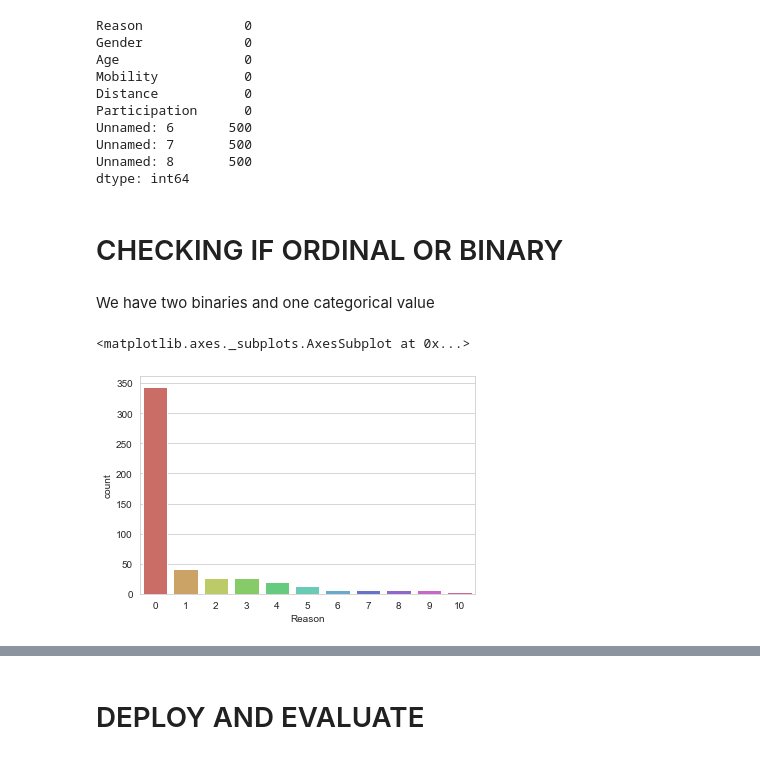
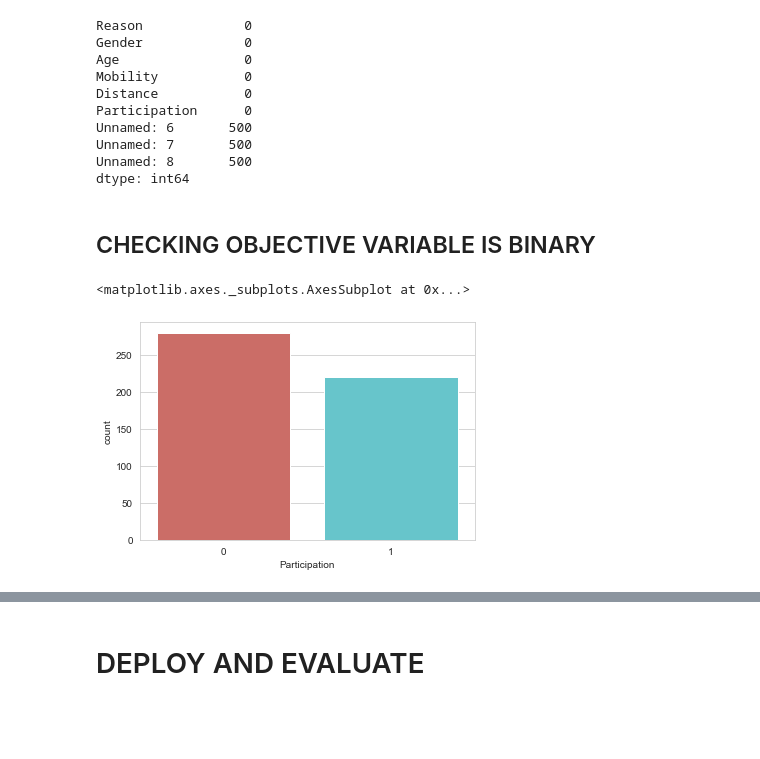
Before and after one commit to Rjfmade/ML_Projects, a Jupyter notebook: Mini1/MiniProject1.ipynb, the cells around one changed output, grey strips where cells are left out. Drawn from its saved outputs; the diff is of its cells as text; code cells hidden in the pictures; blank space fills up the shorter version.

```diff
--- a/Mini1/MiniProject1.ipynb
+++ b/Mini1/MiniProject1.ipynb
@@ -92,12 +92,9 @@ dtype: int64
 # in excel from an spanish version, and then you export as csv
 # We are not using them anyway
 # %% [markdown]
-# CHECKING IF ORDINAL OR BINARY
+## CHECKING OBJECTIVE VARIABLE  IS BINARY
-# %% [markdown]
-We have two binaries and one categorical value
 # %%
-#Categorical Example
-sb.countplot(x=Reason, data = df, palette ='hls')
+sb.countplot(x=y, data = df, palette ='hls')
 # %% [output]
 <matplotlib.axes._subplots.AxesSubplot at 0x...>
-[figure, old version]
+[figure, new version]
```
Also changed, not shown: parts of 7 cells of this notebook.
